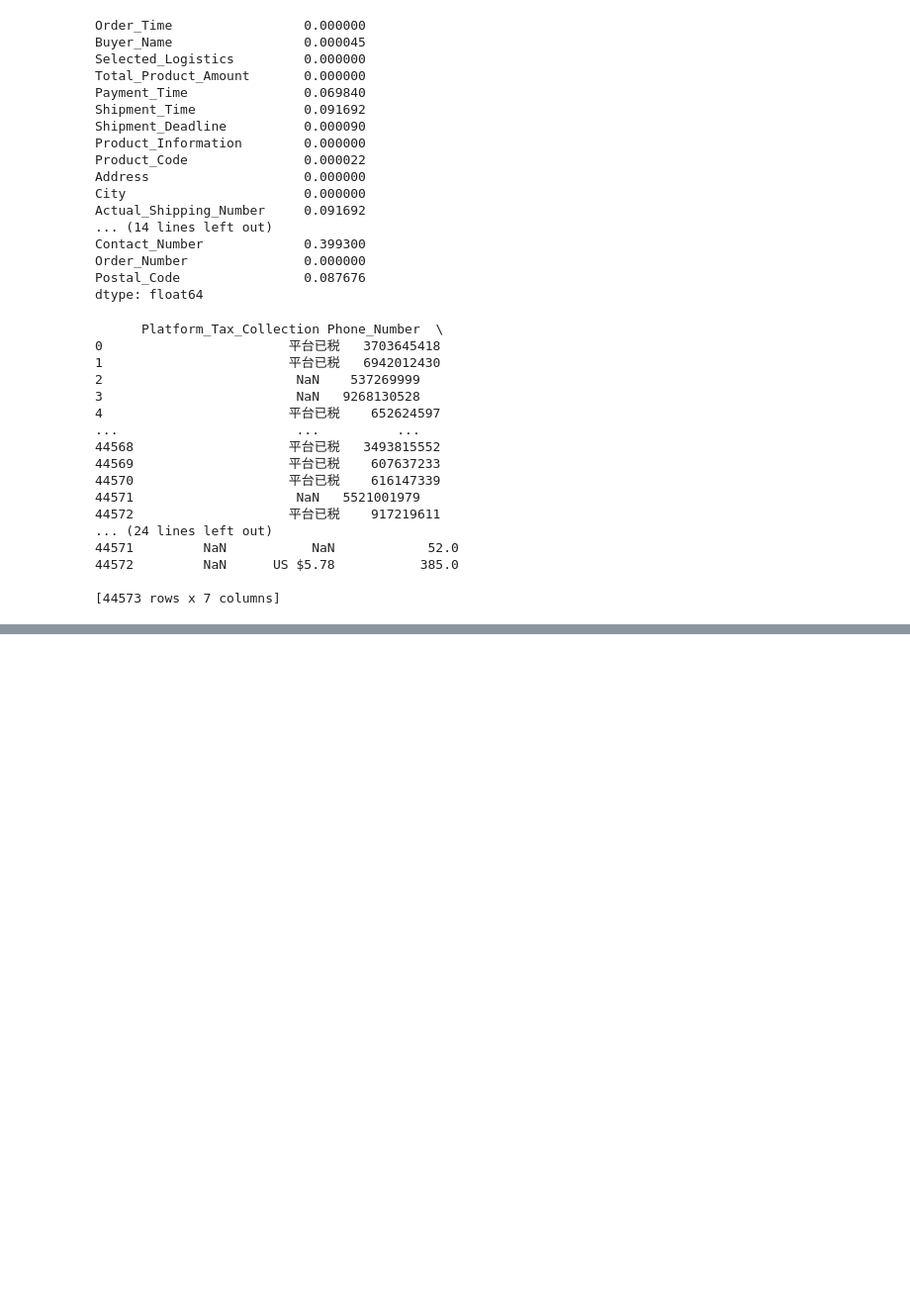
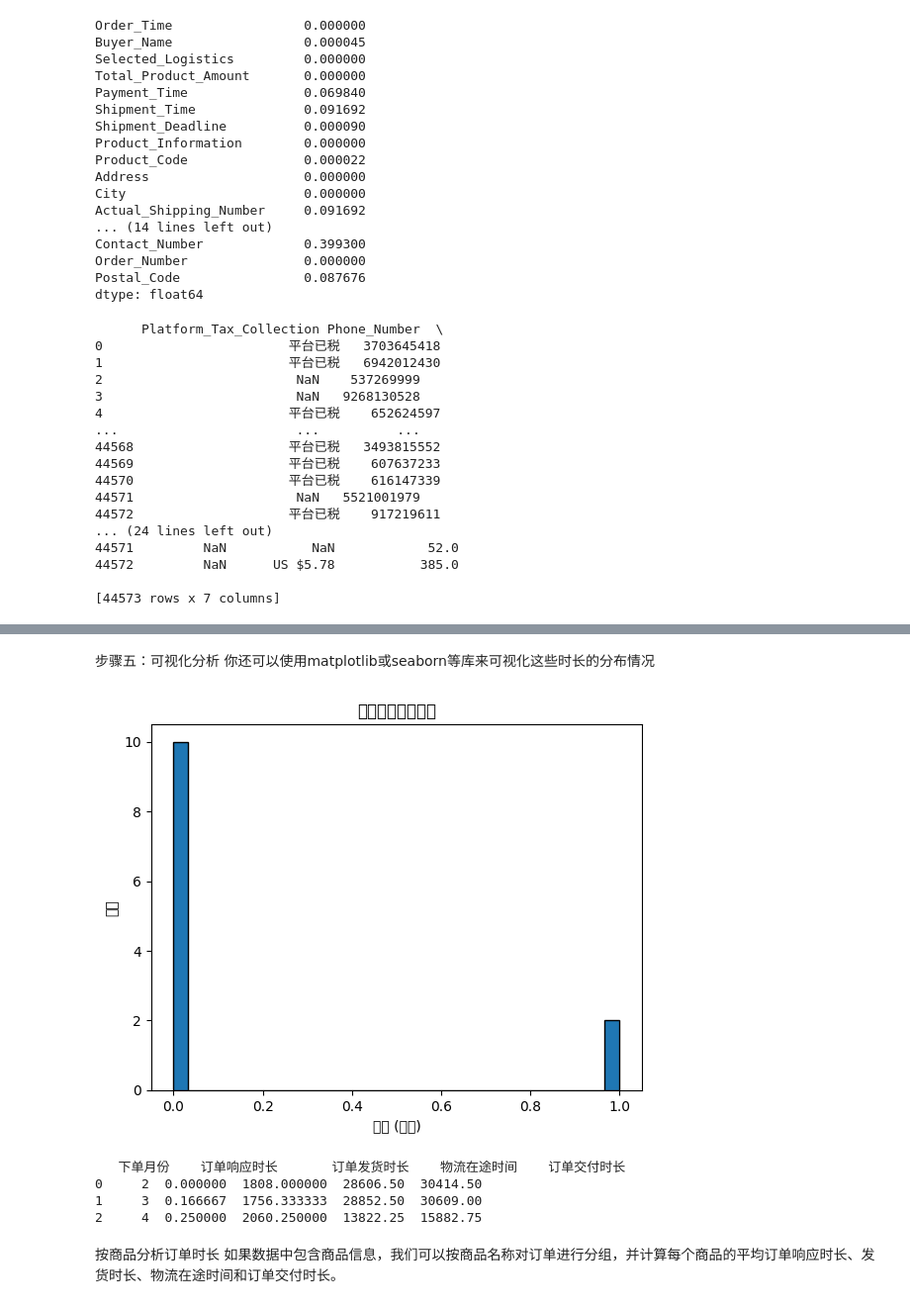
Before and after one commit to muren57910/auxiliary-deep-generative-models, a Jupyter notebook: smarthome.ipynb, the cells around one changed output, grey strips where cells are left out. Shown: that part at 99% size. Cells and saved outputs as stored; diff of their text form; code cells hidden in the pictures; blank space fills up the shorter version.

Commit message:
Kaggle Notebook | smarthome | Version 4

```diff
--- a/smarthome.ipynb
+++ b/smarthome.ipynb
@@ -247,0 +251,3 @@ print(df_dropped)
+# %%
+#步骤一：加载数据；
+data=pd.read_excel('/kaggle/input/smarthomedata/smarthome.xlsx')
@@ -247,0 +267,12 @@ print(df_dropped)
+# %%
+# 检查缺失值
+print(data.isnull().sum())
+
+# 根据需要处理缺失值，例如填充或删除含有缺失值的行
+data.dropna(inplace=True)  # 示例：删除含有缺失值的行
+
+# 确保时间相关的列是日期时间格式
+data['下单时间'] = pd.to_datetime(data['下单时间'])
+data['付款时间'] = pd.to_datetime(data['付款时间'])
+data['发货时间'] = pd.to_datetime(data['发货时间'])
+data['确认收货时间'] = pd.to_datetime(data['确认收货时间'])
@@ -247,0 +299,12 @@ print(df_dropped)
+# %%
+# 计算订单响应时长（下单时间到付款时间）
+data['订单响应时长'] = (data['付款时间'] - data['下单时间']).dt.total_seconds() / 60  # 转换为分钟
+# %%
+# 计算订单发货时长（付款时间到发货时间）
+data['订单发货时长'] = (data['发货时间'] - data['付款时间']).dt.total_seconds() / 60  # 转换为分钟
+
+# 计算物流在途时间（发货时间到确认收货时间）
+data['物流在途时间'] = (data['确认收货时间'] - data['发货时间']).dt.total_seconds() / 60  # 转换为分钟
+
+# 计算订单交付时长（下单时间到确认收货时间）
+data['订单交付时长'] = (data['确认收货时间'] - data['下单时间']).dt.total_seconds() / 60  # 转换为分钟
@@ -247,0 +370,39 @@ print(df_dropped)
+# %% [markdown]
+步骤五：可视化分析
+你还可以使用matplotlib或seaborn等库来可视化这些时长的分布情况
+# %%
+import matplotlib.pyplot as plt
+
+# 绘制订单响应时长的直方图
+plt.hist(data['订单响应时长'], bins=30, edgecolor='black')
+plt.title('订单响应时长分布')
+plt.xlabel('时长 (分钟)')
+plt.ylabel('频数')
+plt.show()
+
+# 你也可以对其他时长进行类似的可视化分析
+# %% [output]
+[figure, added]
+# %%
+#按月份分析订单时长
+# 提取月份信息
+data['下单月份'] = data['下单时间'].dt.month
+
+# 按月份分组并计算平均时长
+monthly_avg_times = data.groupby('下单月份').agg({
+    '订单响应时长': 'mean',
+    '订单发货时长': 'mean',
+    '物流在途时间': 'mean',
+    '订单交付时长': 'mean'
+}).reset_index()
+
+# 显示结果
+print(monthly_avg_times)
+# %% [output]
+   下单月份    订单响应时长       订单发货时长    物流在途时间    订单交付时长
+0     2  0.000000  1808.000000  28606.50  30414.50
+1     3  0.166667  1756.333333  28852.50  30609.00
+2     4  0.250000  2060.250000  13822.25  15882.75
+# %% [markdown]
+按商品分析订单时长
+如果数据中包含商品信息，我们可以按商品名称对订单进行分组，并计算每个商品的平均订单响应时长、发货时长、物流在途时间和订单交付时长。
```
Also changed, not shown: parts of 24 cells of this notebook.
